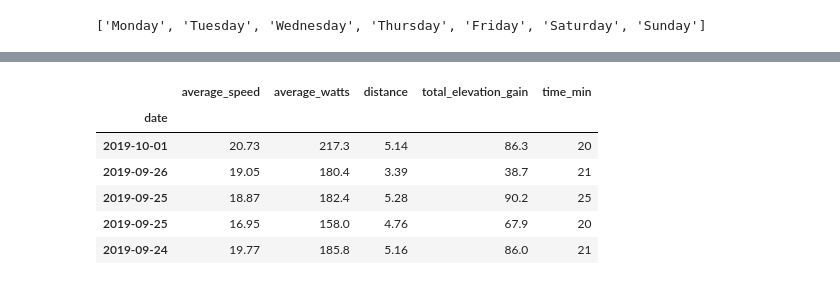
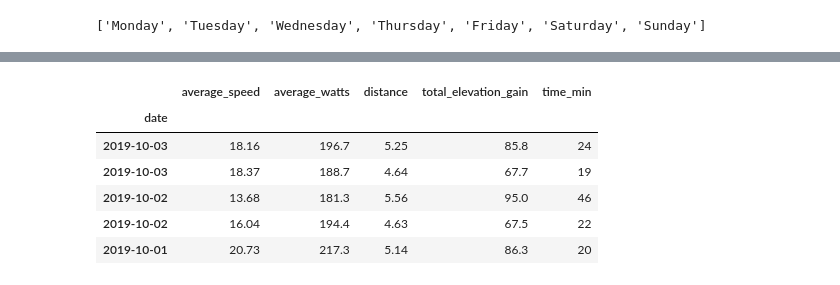
Before and after one commit to 666Dourado/Analise-Dados-Strava-Colab, a Jupyter notebook: Analise_Strava.ipynb, the cells around one changed output, grey strips where cells are left out. Saved outputs shown, nothing was run; the diff lists cells and outputs as text; code cells hidden in the pictures.

```diff
--- a/Analise_Strava.ipynb
+++ b/Analise_Strava.ipynb
@@ -42,7 +42,7 @@ Podemos então passar o token de acesso e criar uma nova instancia do Client
 # %%
 # instanciando a classe Client do Strava
 
-client = Client(access_token="ceb2fa8c02d036e6ab5a6fb47c9b188260948aed")
+client = Client(access_token="e4ccf54c7fbd26bec20940d6ad3a85a8e675ed16")
 # %% [markdown]
 Nesse exemplo usaremos apenas dados correspondentes às atividades, sendo assim usaremos o *get_activities()* que é um método do objeto Client
 # %%
@@ -416,17 +459,14 @@ plt.title('Yearly average for cycling');
 # %%
-# Primeiramente separar somente os dados de ciclismo
-
-df = df[df['type']=="Ride"]
 df.drop(['type'], axis=1, inplace=True)
 df.head()
 # %% [output]
 |  | average_speed | average_watts | distance | total_elevation_gain | time_min |
 | date |  |  |  |  |  |
+| 2019-10-03 | 18.16 | 196.7 | 5.25 | 85.8 | 24 |
+| 2019-10-03 | 18.37 | 188.7 | 4.64 | 67.7 | 19 |
+| 2019-10-02 | 13.68 | 181.3 | 5.56 | 95.0 | 46 |
+| 2019-10-02 | 16.04 | 194.4 | 4.63 | 67.5 | 22 |
 | 2019-10-01 | 20.73 | 217.3 | 5.14 | 86.3 | 20 |
-| 2019-09-26 | 19.05 | 180.4 | 3.39 | 38.7 | 21 |
-| 2019-09-25 | 18.87 | 182.4 | 5.28 | 90.2 | 25 |
-| 2019-09-25 | 16.95 | 158.0 | 4.76 | 67.9 | 20 |
-| 2019-09-24 | 19.77 | 185.8 | 5.16 | 86.0 | 21 |
 # %%
 import matplotlib.pyplot as plt
 %matplotlib inline
```
Also changed, not shown: parts of 74 cells of this notebook.
